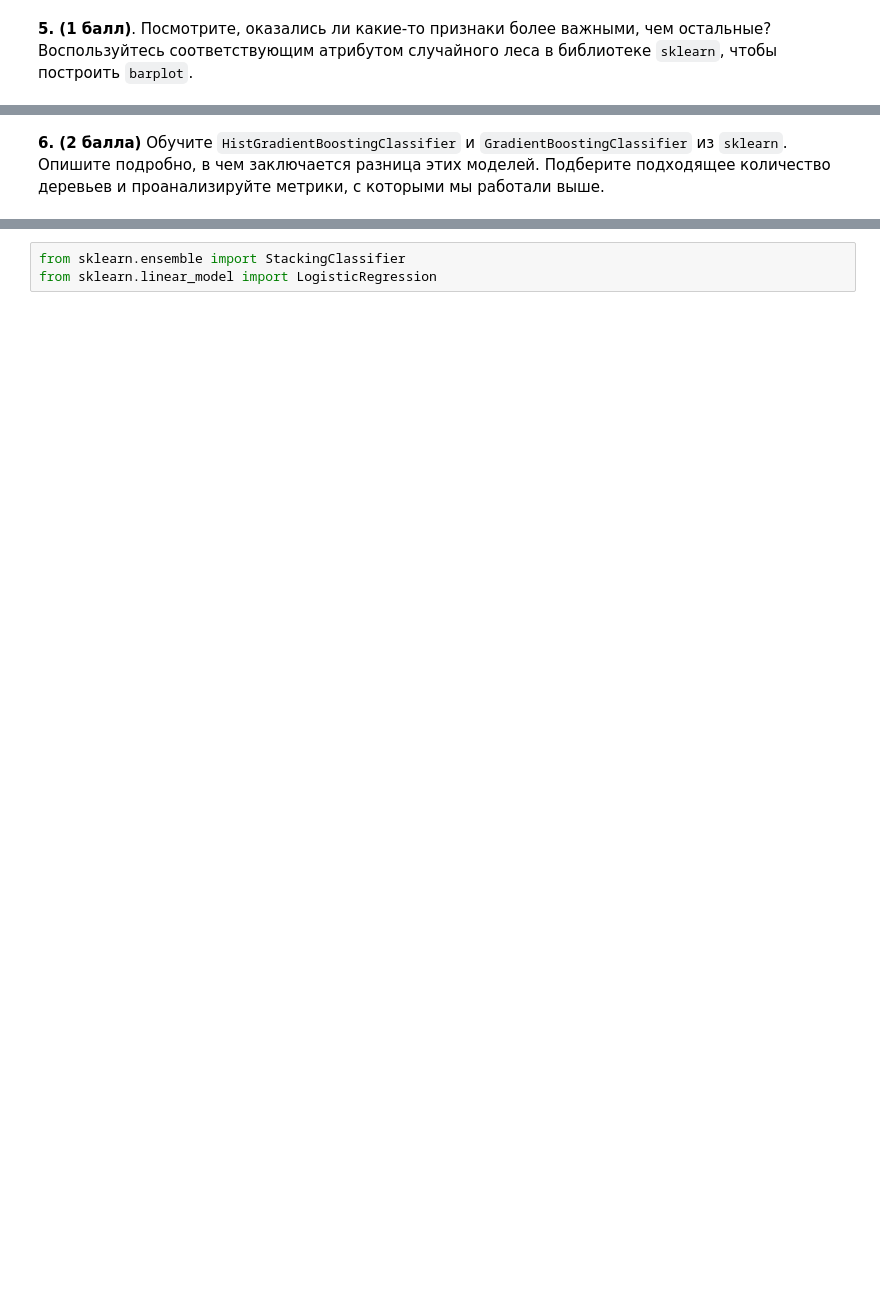
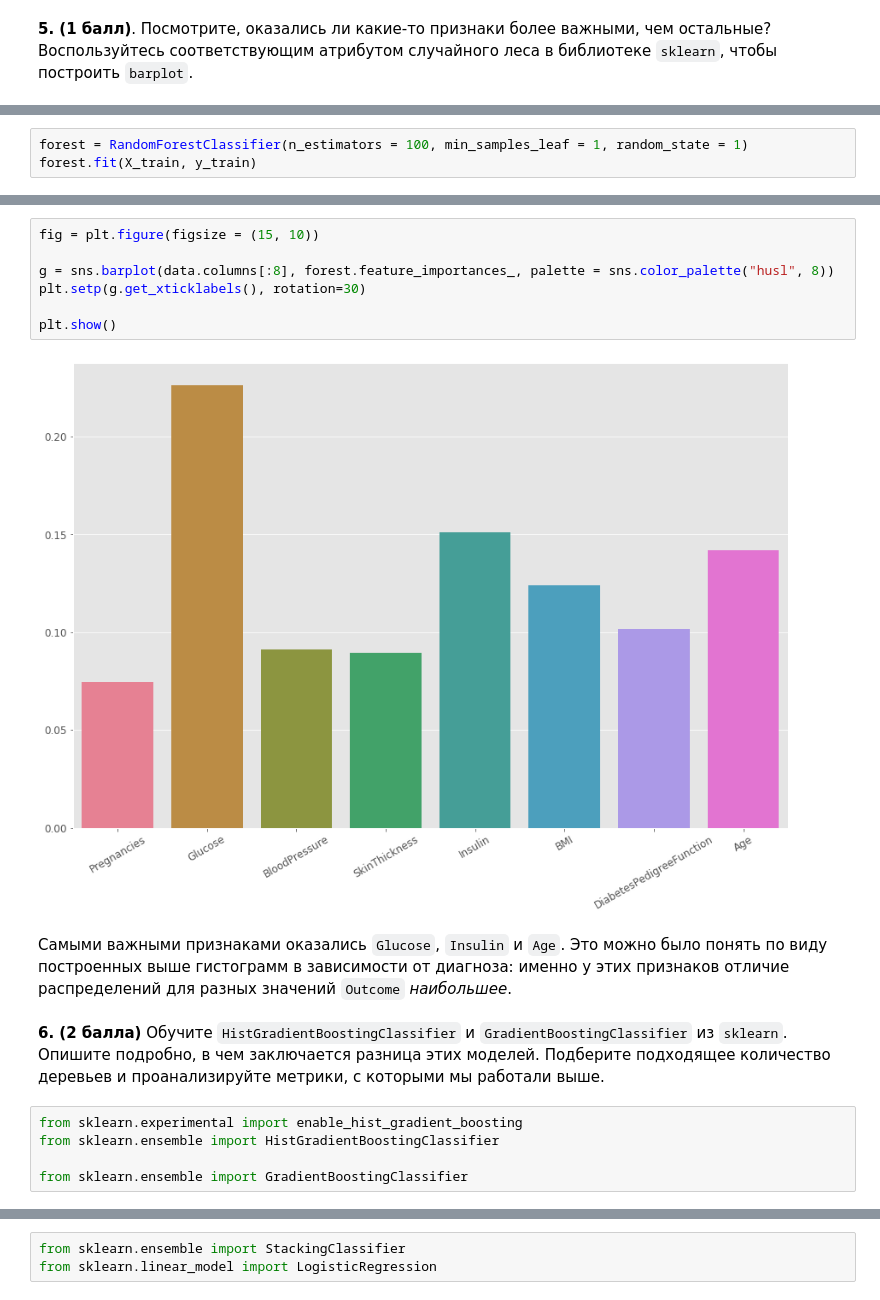
Before and after one commit to MaslikovEgor/hse-minor, a Jupyter notebook: 2nd semester/HW-4/HW-4.ipynb, the cells around one changed output, grey strips where cells are left out. Saved outputs shown, nothing was run; the diff lists cells and outputs as text; blank space fills up the shorter version.

```diff
--- a/2nd semester/HW-4/HW-4.ipynb
+++ b/2nd semester/HW-4/HW-4.ipynb
@@ -483,0 +489,3 @@ g = g.map(plt.plot, "n_estimators", "AUC-ROC")
+# %%
+forest = RandomForestClassifier(n_estimators = 100, min_samples_leaf = 1, random_state = 1)
+forest.fit(X_train, y_train)
@@ -484,2 +501,18 @@ g = g.map(plt.plot, "n_estimators", "AUC-ROC")
+# %%
+fig = plt.figure(figsize = (15, 10))
+
+g = sns.barplot(data.columns[:8], forest.feature_importances_, palette = sns.color_palette("husl", 8))
+plt.setp(g.get_xticklabels(), rotation=30)
+
+plt.show()
+# %% [output]
+[figure, added]
+# %% [markdown]
+Самыми важными признаками оказались `Glucose`, `Insulin` и `Age`. Это можно было понять по виду построенных выше гистограмм в зависимости от диагноза: именно у этих признаков отличие распределений для разных значений `Outcome` *наибольшее*.
 # %% [markdown]
 **6. (2 балла)** Обучите `HistGradientBoostingClassifier` и `GradientBoostingClassifier` из `sklearn`. Опишите подробно, в чем заключается разница этих моделей. Подберите подходящее количество деревьев и проанализируйте метрики, с которыми мы работали выше.
+# %%
+from sklearn.experimental import enable_hist_gradient_boosting
+from sklearn.ensemble import HistGradientBoostingClassifier
+
+from sklearn.ensemble import GradientBoostingClassifier
```
Also changed, not shown: parts of 32 cells of this notebook.
